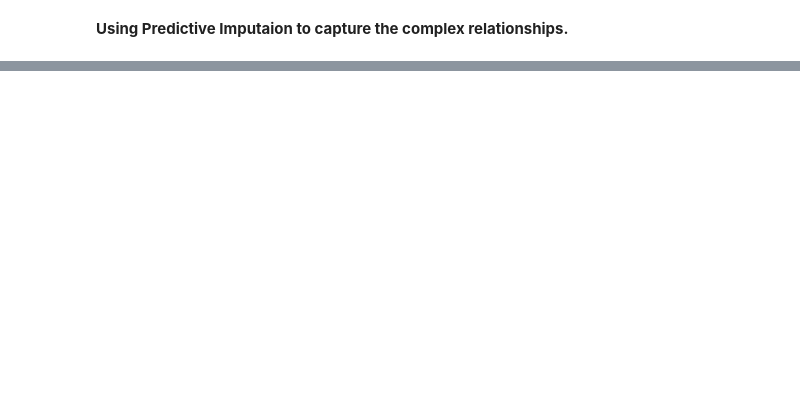
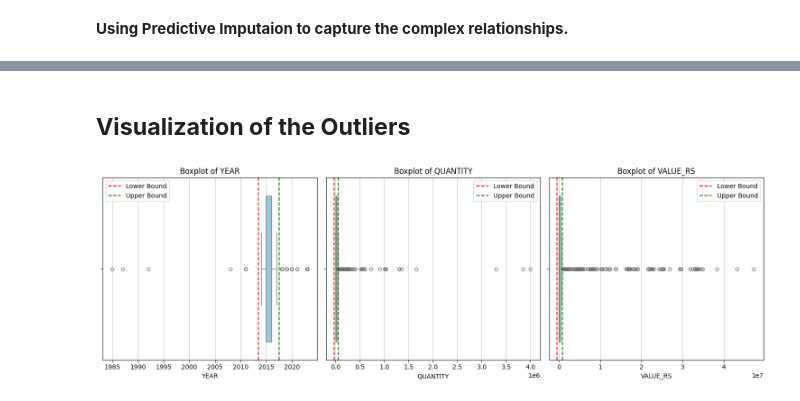
Before and after one commit to ShabnaIlmi/Data-Science-Group-Project, a Jupyter notebook: CCRPM_Preprocessing.ipynb, the cells around one changed output, grey strips where cells are left out. Saved outputs shown, nothing was run; the diff lists cells and outputs as text; code cells hidden in the pictures; blank space fills up the shorter version.

```diff
--- a/CCRPM_Preprocessing.ipynb
+++ b/CCRPM_Preprocessing.ipynb
@@ -393,6 +407,6 @@ Name: count, dtype: int64
 # %%
-# Step 3: Handling missing values in the categorical columns
+# Step 6: Handling missing values in the categorical columns
 
-# Replacing the all the missing values in the categorical columns with NaN for impuation
-data[categorical_features] = data[categorical_features].replace([ np.nan], 'NaN')
+# Replacing all the missing values in the categorical columns with 'Unknown' for imputation
+data[categorical_features] = data[categorical_features].fillna('Unknown')
 # %% [markdown]
@@ -474,0 +587,7 @@ non_missing_value_rs = data[data['VALUE_RS'].notnull()]
+# %%
+# Step 10: Handling the 'YEAR' Column
+# Converting the year data type into int64
+data['YEAR'] = data['YEAR'].astype(int)
+
+# Displaying the dataset information
+print(data)
@@ -474,0 +614,7 @@ non_missing_value_rs = data[data['VALUE_RS'].notnull()]
+# %%
+# Step 11: Re-encode the Importer column
+label_encoder = LabelEncoder()
+data['IMPORTER'] = label_encoder.fit_transform(data['IMPORTER'])
+
+# Displaying the encoded details
+print(data)
@@ -474,0 +674,40 @@ non_missing_value_rs = data[data['VALUE_RS'].notnull()]
+# %% [markdown]
+## **Visualization of the Outliers**
+# %%
+# Visualizing the outliers
+# Calculating the number of rows and columns based on the number of numerical columns
+num_columns = len(numerical_features)
+num_rows = int(np.ceil(num_columns / 3))
+
+# Creating a figure and axes array for subplots
+fig, axes = plt.subplots(num_rows, 3, figsize=(15, 5 * num_rows))
+axes = axes.flatten()
+
+# Plotting boxplots for each numerical column
+for i, column in enumerate(numerical_features):
+    ax = axes[i]
+
+    # Calculating IQR and bounds
+    Q1 = data[column].quantile(0.25)
+    Q3 = data[column].quantile(0.75)
+    IQR = Q3 - Q1
+    lower_bound = Q1 - 1.5 * IQR
+    upper_bound = Q3 + 1.5 * IQR
+
+    # Plotting the boxplot
+    sns.boxplot(x=data[column], color='skyblue', flierprops=dict(marker='o', color='red', markersize=5), ax=ax)
+    ax.axvline(lower_bound, color='red', linestyle='--', label='Lower Bound')
+    ax.axvline(upper_bound, color='green', linestyle='--', label='Upper Bound')
+    ax.set_title(f'Boxplot of {column}')
+    ax.set_xlabel(column)
+    ax.legend()
+    ax.grid(axis='x', alpha=0.75)
+
+
+for i in range(num_columns, len(axes)):
+    axes[i].axis('off')
+
+plt.tight_layout()
+plt.show()
+# %% [output]
+[figure, added]
```
Also changed, not shown: parts of 55 cells of this notebook.
